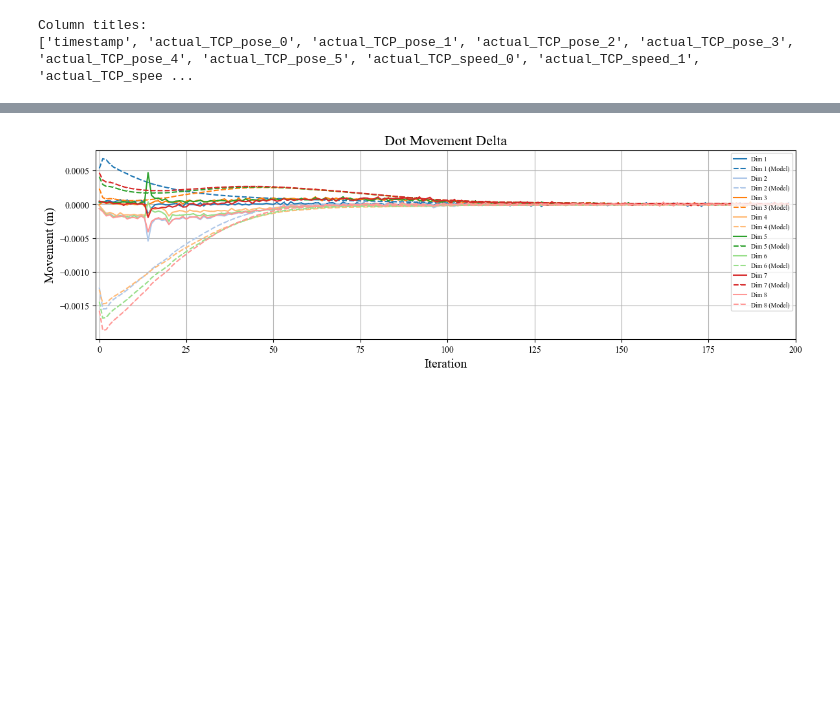
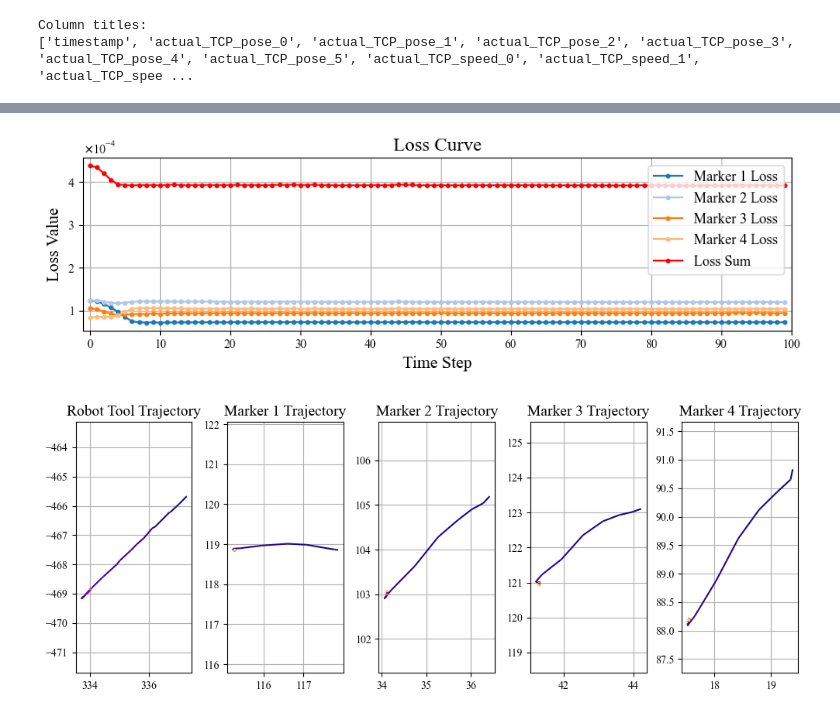
Before and after one commit to yang-si-hang/paper-2023, a Jupyter notebook: Test branch/RobotCon/DataAnalyse/20240905-Pattern control/Pattern_adaptive.ipynb, the cells around one changed output, grey strips where cells are left out. Saved outputs shown, nothing was run; the diff lists cells and outputs as text; code cells hidden in the pictures; blank space fills up the shorter version.

Commit message:
202409102120-marker line control

```diff
--- a/Test branch/RobotCon/DataAnalyse/20240905-Pattern control/Pattern-adaptive.ipynb
+++ b/Test branch/RobotCon/DataAnalyse/20240905-Pattern control/Pattern_adaptive.ipynb
@@ -393,27 +377,5 @@ plt.tight_layout()
-# %%
-colors = plt.cm.tab20.colors
-
-fig = plt.figure(figsize=(12, 7), dpi=100)
-gs = GridSpec(2, 1, figure=fig)
-
-axs_data = fig.add_subplot(gs[0, :])
-for i in range(2*POINTS_NUM):
-    axs_data.plot(delta_pos[1:, i], marker=',', linestyle='-', color=colors[i % len(colors)], label=f'Dim {i+1}')
-    axs_data.plot(delta_pos_model[1:, i], marker=',', linestyle='--', color=colors[i % len(colors)], label=f'Dim {i+1} (Model)')
-axs_data.set_title('Dot Movement Delta', fontsize=16, fontname='Times New Roman')
-axs_data.set_xlabel('Iteration', fontsize=14, fontname='Times New Roman')
-axs_data.set_ylabel('Movement (m)', fontsize=14, fontname='Times New Roman')
-
-# axs_error = fig.add_subplot(gs[1, :])
-# for i in range(2*POINTS_NUM):
-#     axs_error.plot(delta_pos_model[:, 2*i], marker=',', linestyle='-', color=colors[i % len(colors)], label=f'Dim {i+1}')
-
-axs = [axs_data]
-for ax in axs:
-    ax.set_xlim([-1, 200])
-    ax.grid(True)
-    ax.legend(loc='upper right', fontsize=7)
-
-plt.tight_layout()
-# %% [output]
-[figure, removed]
+# %%
+plot_loss_and_trajectory(loss_np, ur_data, dot_soft_np)
+# %% [output]
+[figure, added]
+[figure, added]
```
Also changed, not shown: parts of 18 cells of this notebook, 4 other files.
